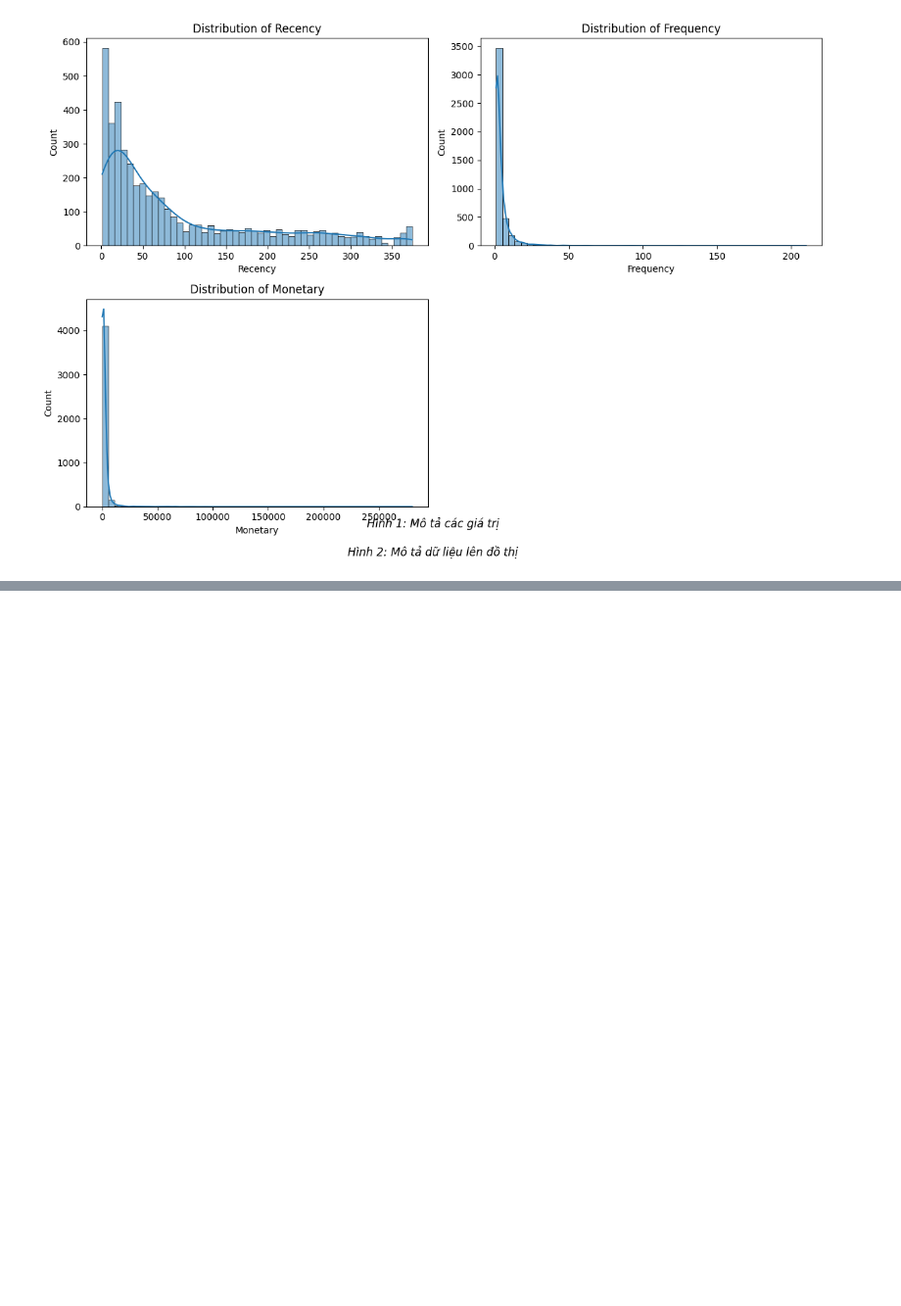
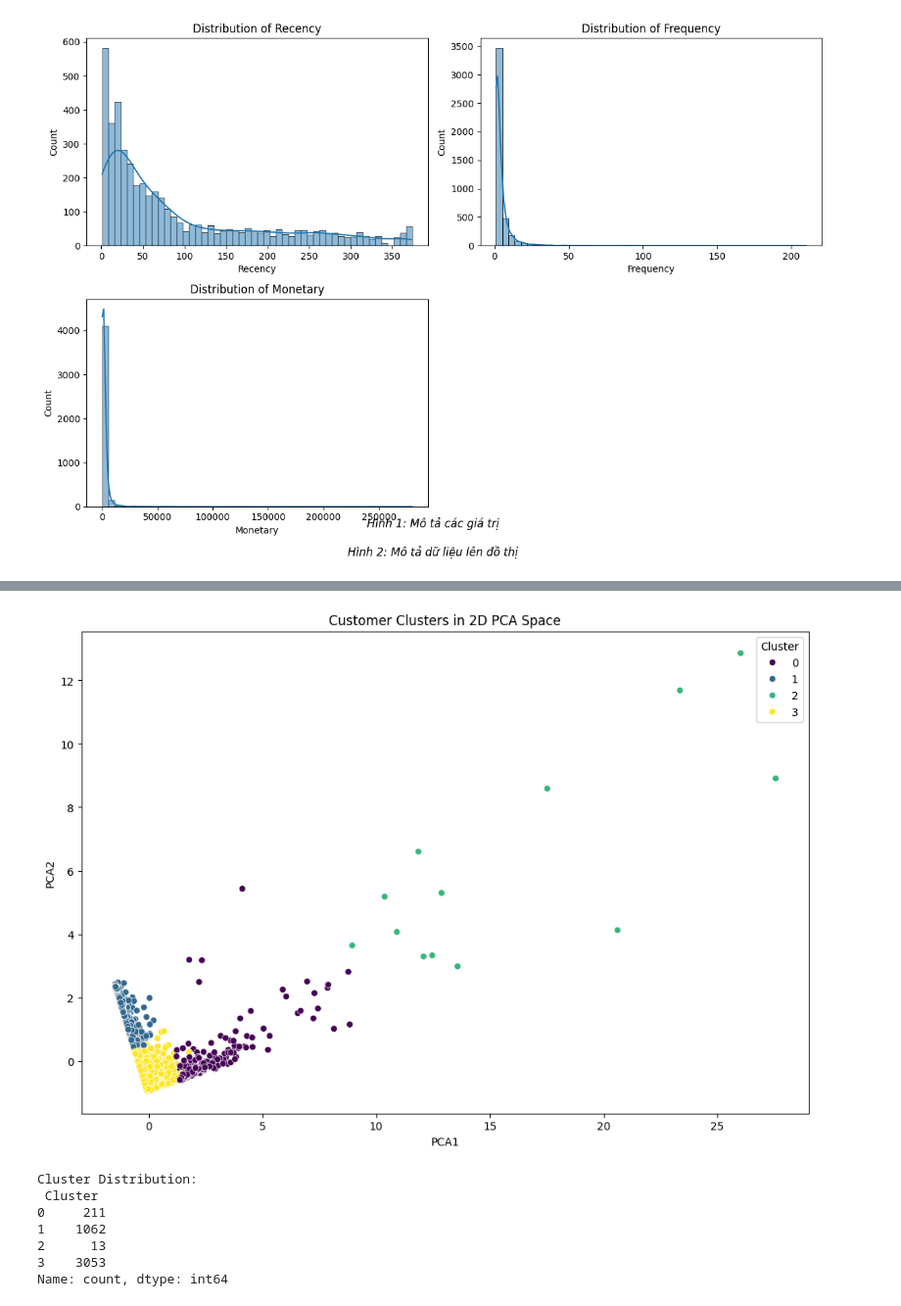
Before and after one commit to lowtech1/Customer_Segmentation, a Jupyter notebook: DA2.ipynb, the cells around one changed output, grey strips where cells are left out. Shown at 98% size. Saved outputs shown, nothing was run; the diff lists cells and outputs as text; code cells hidden in the pictures; blank space fills up the shorter version.

```diff
--- a/DA2.ipynb
+++ b/DA2.ipynb
@@ -592,0 +791,32 @@ plt.show()
+# %%
+# ## 7. Cluster Visualization
+# PCA for 2D visualization
+pca = PCA(n_components=2)
+rfm_pca = pca.fit_transform(rfm_scaled)
+rfm['PCA1'] = rfm_pca[:, 0]
+rfm['PCA2'] = rfm_pca[:, 1]
+
+# Plot clusters
+plt.figure(figsize=(12, 8))
+sns.scatterplot(
+    x='PCA1', y='PCA2',
+    hue='Cluster',
+    palette='viridis',
+    data=rfm,
+    legend='full'
+)
+plt.title('Customer Clusters in 2D PCA Space')
+plt.show()
+
+# Đếm số lượng khách hàng trong từng cụm
+cluster_counts = rfm['Cluster'].value_counts().sort_index()
+print("Cluster Distribution:\n", cluster_counts)
+# %% [output]
+[figure, added]
+Cluster Distribution:
+ Cluster
+0     211
+1    1062
+2      13
+3    3053
+Name: count, dtype: int64
```
Also changed, not shown: parts of 53 cells of this notebook, 4 other files.
